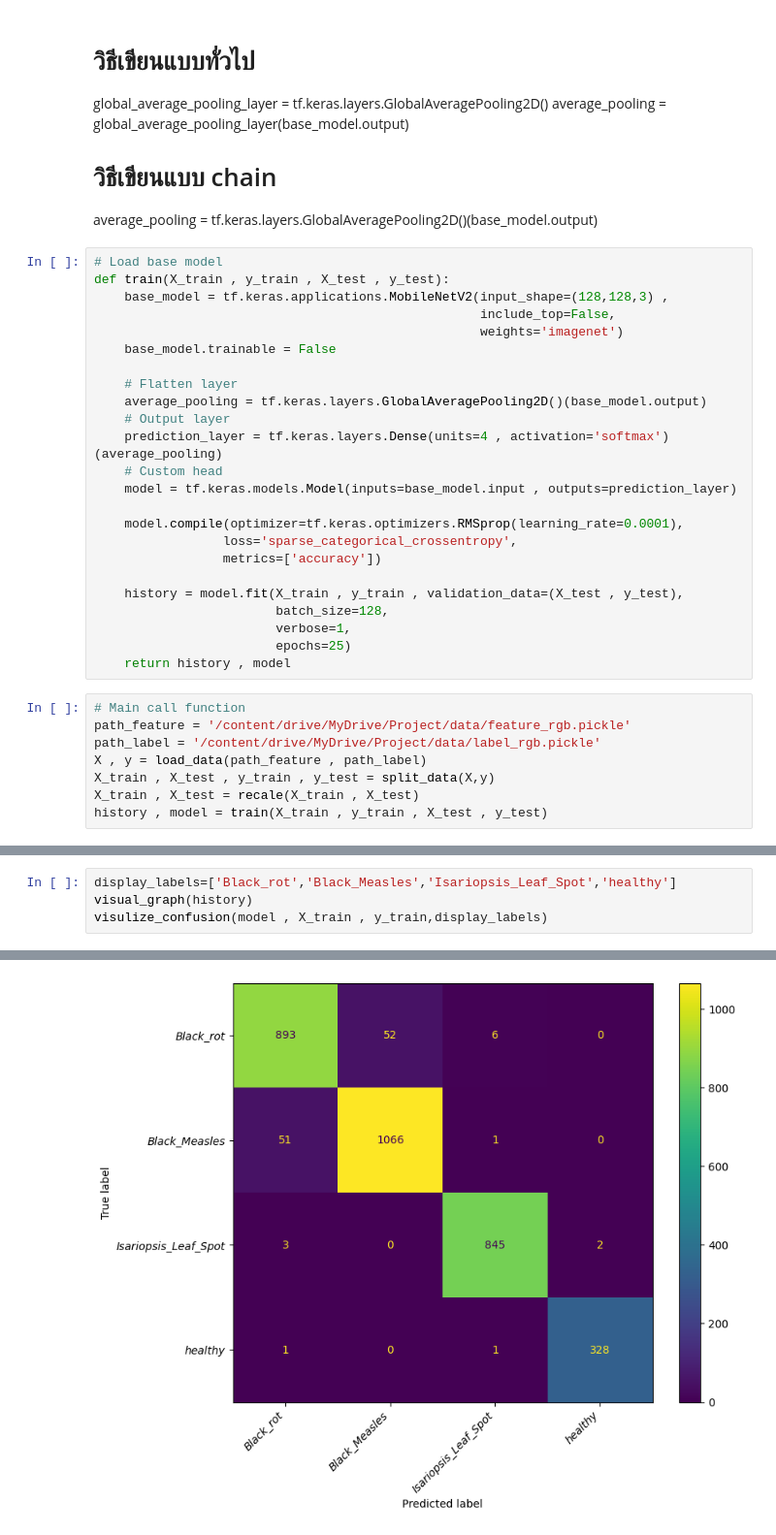
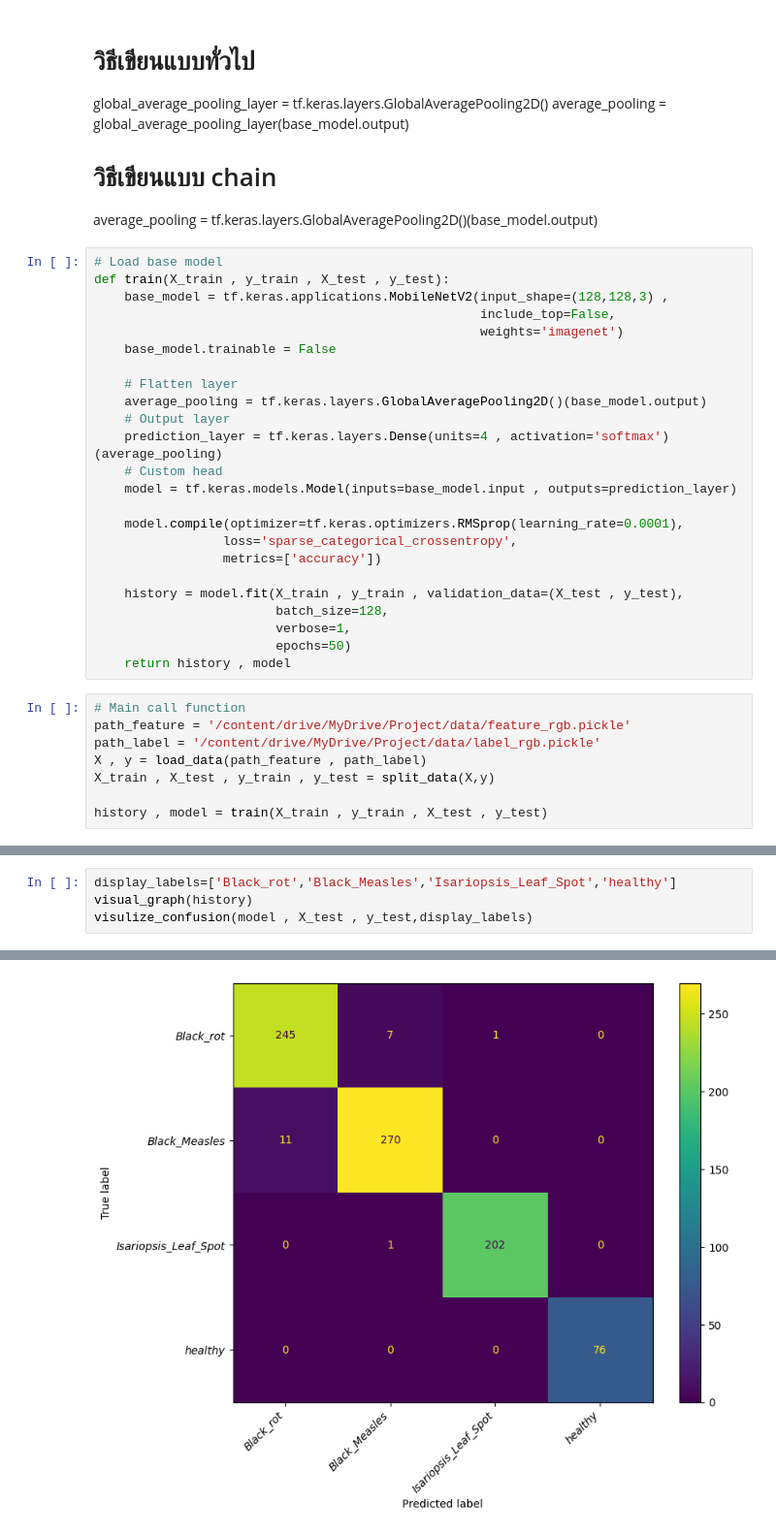
Before and after one commit to taesaksit/Plant-Disease-Classification, a Jupyter notebook: train_model.ipynb, the cells around one changed output, grey strips where cells are left out. Shown: that part at 97% size. Drawn from its saved outputs; the diff is of its cells as text.

```diff
--- a/train_model.ipynb
+++ b/train_model.ipynb
@@ -101,7 +113,7 @@ def train(X_train , y_train , X_test , y_test):
     history = model.fit(X_train , y_train , validation_data=(X_test , y_test),
                         batch_size=128,
                         verbose=1,
-                        epochs=25)
+                        epochs=50)
     return history , model
 # %%
 # Main call function
@@ -109,6 +121,6 @@ path_feature = '/content/drive/MyDrive/Project/data/feature_rgb.pickle'
 path_label = '/content/drive/MyDrive/Project/data/label_rgb.pickle'
 X , y = load_data(path_feature , path_label)
 X_train , X_test , y_train , y_test = split_data(X,y)
-X_train , X_test = recale(X_train , X_test)
+
 history , model = train(X_train , y_train , X_test , y_test)
 # %% [output]
@@ -132,5 +144,5 @@ Epoch 25/25
 # %%
 display_labels=['Black_rot','Black_Measles','Isariopsis_Leaf_Spot','healthy']
 visual_graph(history)
-visulize_confusion(model , X_train , y_train,display_labels)
+visulize_confusion(model , X_test , y_test,display_labels)
 # %% [output]
@@ -139,4 +151,4 @@ visulize_confusion(model , X_train , y_train,display_labels)
-[figure, old version]
+[figure, new version]
 # %%
 evaluate_model(model , X_test , y_test)
 # %% [output]
```
Also changed, not shown: parts of 9 cells of this notebook.
